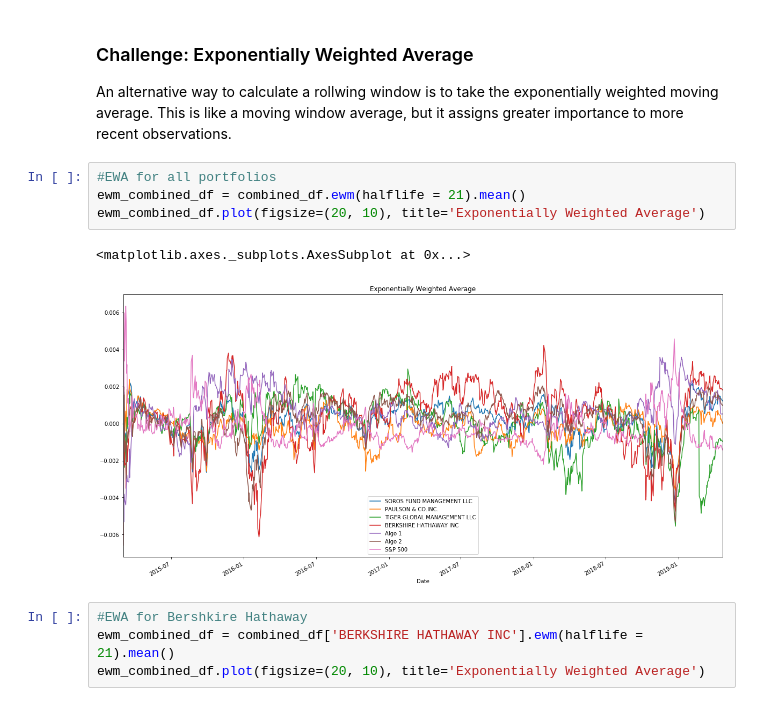
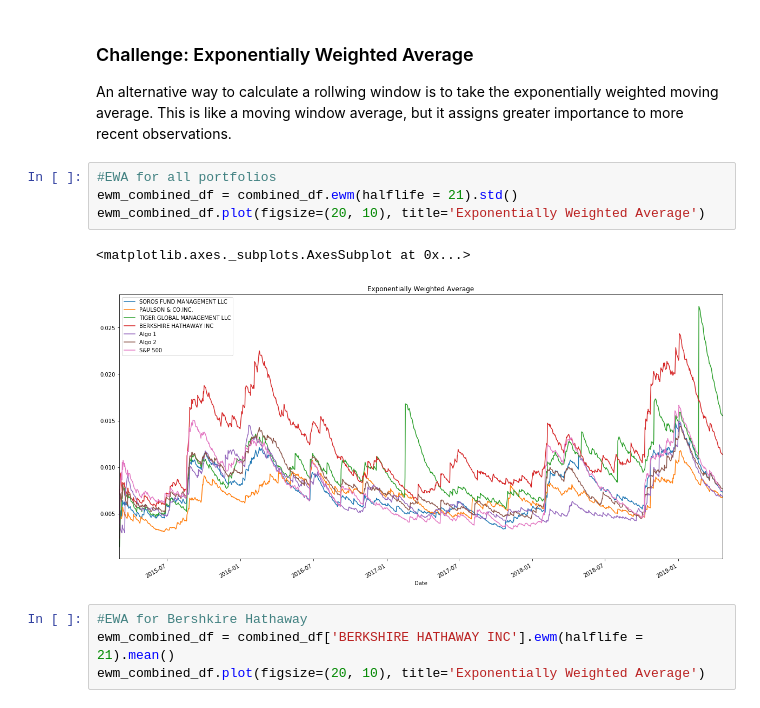
Before and after one commit to KeepItOnTheDownload/-A-Whale-Off-the-Port-folio-Challenge, a Jupyter notebook: Whale_Analysis_Code.ipynb, the cells around one changed output. Cells and saved outputs as stored; diff of their text form.

```diff
--- a/Whale_Analysis_Code.ipynb
+++ b/Whale_Analysis_Code.ipynb
@@ -253,11 +253,11 @@ rolling_beta.plot(figsize=(20, 10), title='Rolling 60-Day Beta of BERKSHIRE HATH
 An alternative way to calculate a rollwing window is to take the exponentially weighted moving average. This is like a moving window average, but it assigns greater importance to more recent observations.
 # %%
 #EWA for all portfolios
-ewm_combined_df = combined_df.ewm(halflife = 21).mean()
+ewm_combined_df = combined_df.ewm(halflife = 21).std()
 ewm_combined_df.plot(figsize=(20, 10), title='Exponentially Weighted Average')
 # %% [output]
 <matplotlib.axes._subplots.AxesSubplot at 0x...>
-[figure, old version]
+[figure, new version]
 # %%
 #EWA for Bershkire Hathaway
 ewm_combined_df = combined_df['BERKSHIRE HATHAWAY INC'].ewm(halflife = 21).mean()
```
Also changed, not shown: parts of 2 cells of this notebook.
